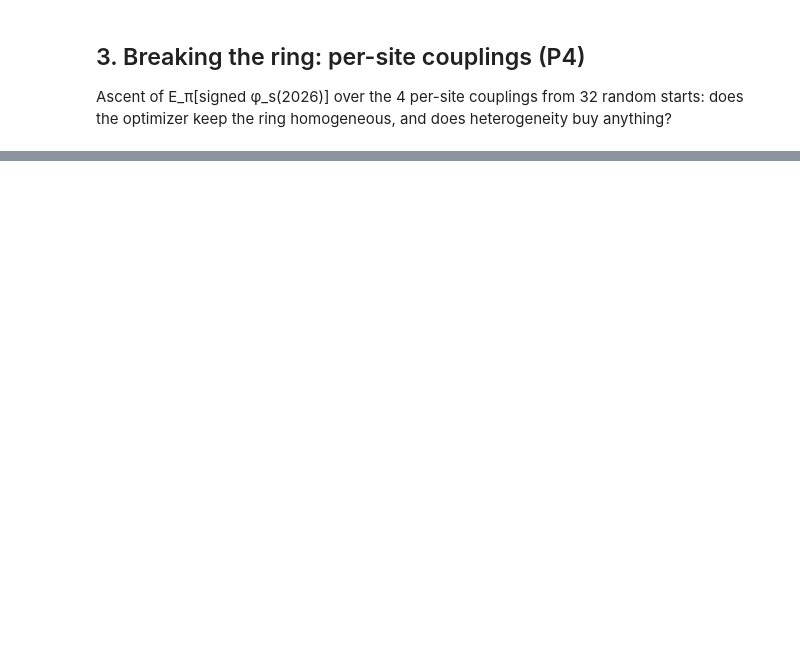
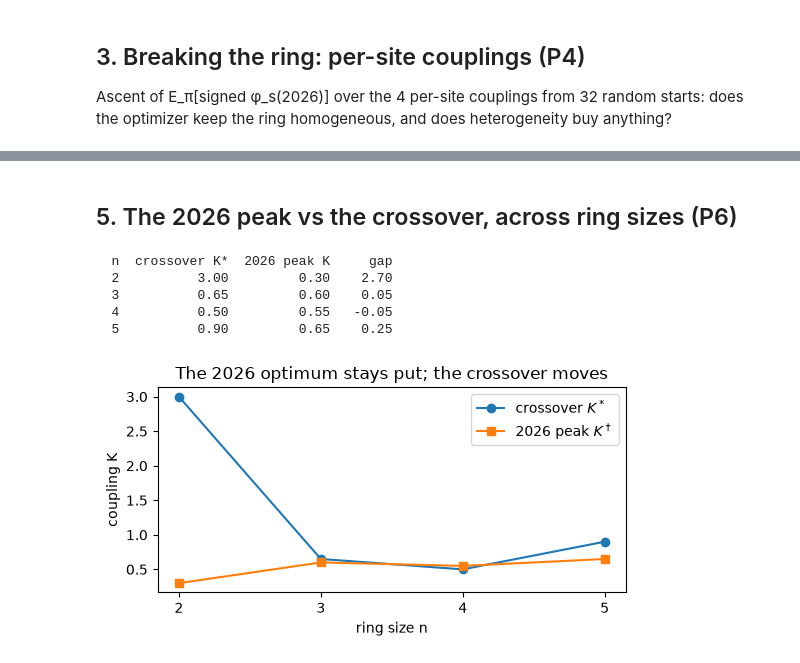
Before and after one commit to maxencefaldor/iitx, a Jupyter notebook: experiments/e05_ising_criticality.ipynb, the cells around one changed output, grey strips where cells are left out. Cells and saved outputs as stored; diff of their text form; code cells hidden in the pictures; blank space fills up the shorter version.

```diff
--- a/experiments/e05_ising_criticality.ipynb
+++ b/experiments/e05_ising_criticality.ipynb
@@ -297,0 +349,42 @@ the black-boxing frontier.
+# %% [markdown]
+## 5. The 2026 peak vs the crossover, across ring sizes (P6)
+# %%
+for n in (2, 3):
+	sweep26_n = jax.jit(jax.vmap(lambda k, n=n: expected_phi(jnp.full(n, k), n, "2026")[0]))
+	moment_n = jax.jit(
+		jax.vmap(
+			lambda k, n=n: magnetization_moment(
+				stationary(joint_tpm(ising_probs(jnp.full(n, k), n), n)), n
+			)
+		)
+	)
+	e26 = np.asarray(sweep26_n(jnp.asarray(K_GRID)))
+	chi = np.gradient(np.asarray(moment_n(jnp.asarray(K_GRID))), K_GRID)
+	curves[n] = (None, e26, None, chi)
+
+print(f"{'n':>3} {'crossover K*':>13} {'2026 peak K':>12} {'gap':>7}")
+gaps = {}
+for n in (2, 3, 4, 5):
+	chi = curves[n][3]
+	e26 = curves[n][1]
+	kstar, kdagger = K_GRID[np.argmax(chi)], K_GRID[np.argmax(e26)]
+	gaps[n] = kstar - kdagger
+	print(f"{n:>3} {kstar:>13.2f} {kdagger:>12.2f} {gaps[n]:>7.2f}")
+
+plt.figure(figsize=(5.5, 3))
+ns = sorted(gaps)
+plt.plot(ns, [K_GRID[np.argmax(curves[n][3])] for n in ns], "o-", label=r"crossover $K^*$")
+plt.plot(ns, [K_GRID[np.argmax(curves[n][1])] for n in ns], "s-", label=r"2026 peak $K^\dagger$")
+plt.xlabel("ring size n")
+plt.ylabel("coupling K")
+plt.xticks(ns)
+plt.legend()
+plt.title("The 2026 optimum stays put; the crossover moves")
+plt.tight_layout()
+# %% [output]
+  n  crossover K*  2026 peak K     gap
+  2          3.00         0.30    2.70
+  3          0.65         0.60    0.05
+  4          0.50         0.55   -0.05
+  5          0.90         0.65    0.25
+[figure, added]
```
Also changed, not shown: parts of 10 cells of this notebook, 2 other files.
